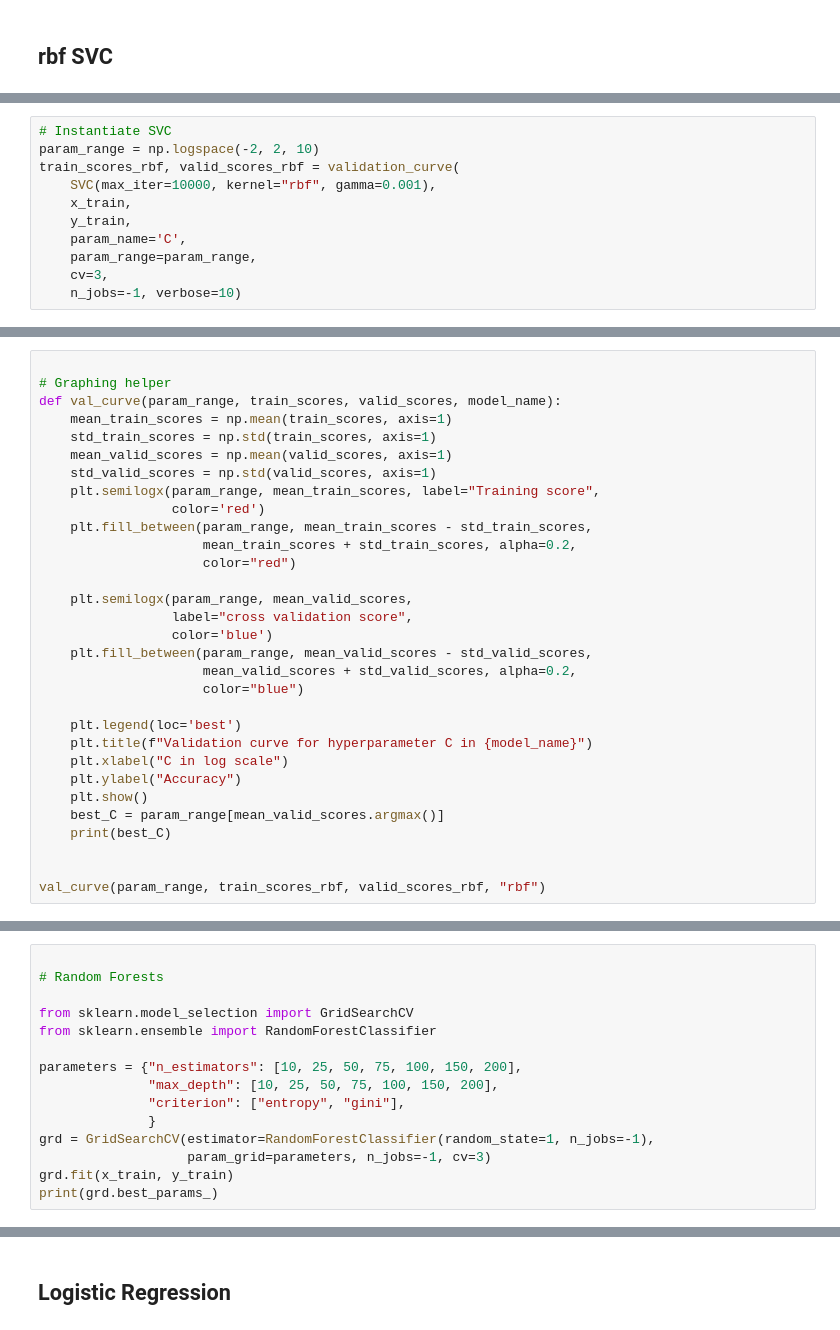
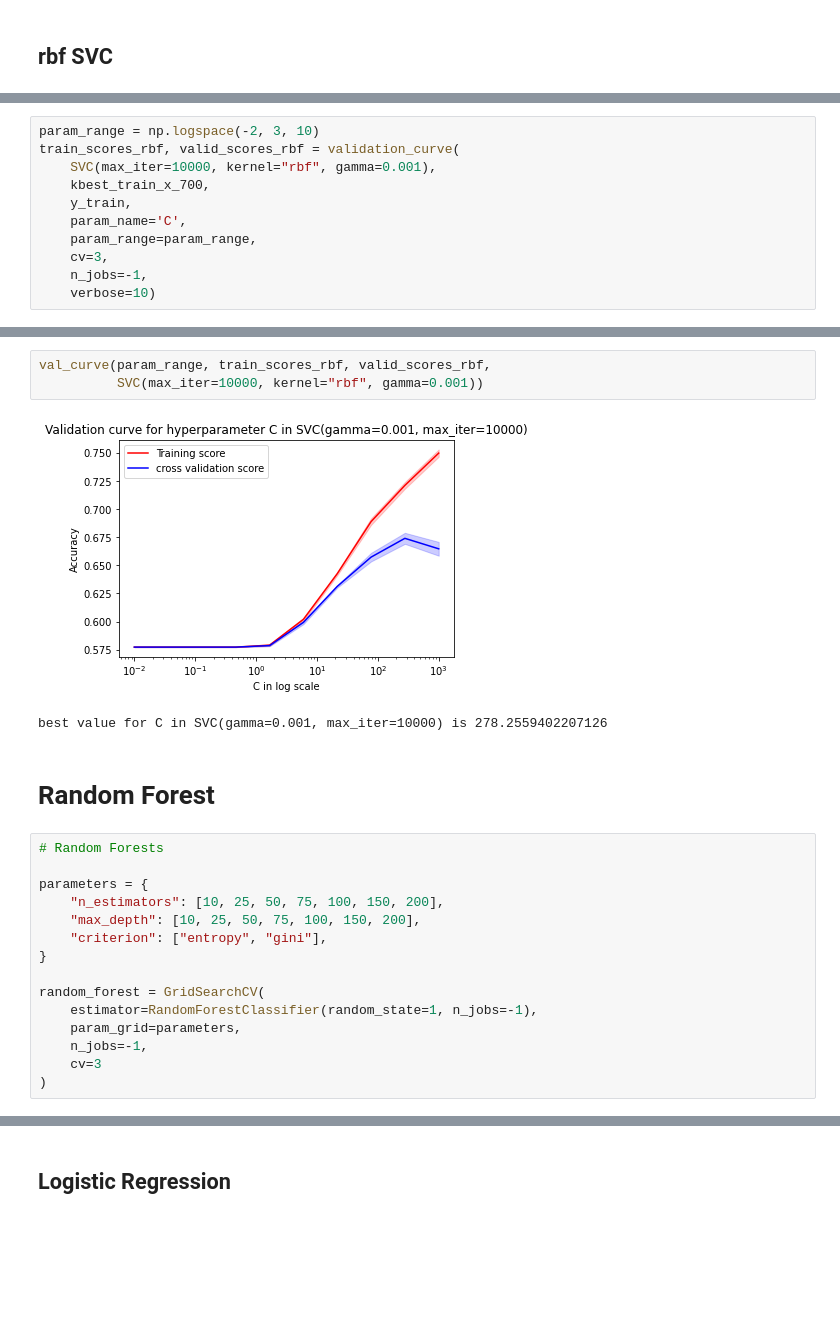
Before and after one commit to joshcarp/ml-assignment-2, a Jupyter notebook: submission 3/submission_notebook.ipynb, the cells around one changed output, grey strips where cells are left out. Saved outputs shown, nothing was run; the diff lists cells and outputs as text; blank space fills up the shorter version.

```diff
--- a/submission 3/submission_notebook.ipynb
+++ b/submission 3/submission_notebook.ipynb
@@ -396,15 +323,15 @@ print(classification_report(y_train, svc_rbf.predict(x_train)))
    macro avg       0.75      0.63      0.66     15261
 weighted avg       0.74      0.73      0.71     15261
 # %%
-# Instantiate SVC
-param_range = np.logspace(-2, 2, 10)
+param_range = np.logspace(-2, 3, 10)
 train_scores_rbf, valid_scores_rbf = validation_curve(
     SVC(max_iter=10000, kernel="rbf", gamma=0.001),
-    x_train,
+    kbest_train_x_700,
     y_train,
     param_name='C',
     param_range=param_range,
     cv=3,
-    n_jobs=-1, verbose=10)
+    n_jobs=-1,
+    verbose=10)
 # %% [output]
 [Parallel(n_jobs=-1)]: Using backend LokyBackend with 16 concurrent workers.
@@ -419,31 +345,0 @@ train_scores_rbf, valid_scores_rbf = validation_curve(
-# %%
-
-# Graphing helper
-def val_curve(param_range, train_scores, valid_scores, model_name):
-    mean_train_scores = np.mean(train_scores, axis=1)
-    std_train_scores = np.std(train_scores, axis=1)
-    mean_valid_scores = np.mean(valid_scores, axis=1)
-    std_valid_scores = np.std(valid_scores, axis=1)
-    plt.semilogx(param_range, mean_train_scores, label="Training score",
-                 color='red')
-    plt.fill_between(param_range, mean_train_scores - std_train_scores,
-                     mean_train_scores + std_train_scores, alpha=0.2,
-                     color="red")
-
-    plt.semilogx(param_range, mean_valid_scores,
-                 label="cross validation score",
-                 color='blue')
-    plt.fill_between(param_range, mean_valid_scores - std_valid_scores,
-                     mean_valid_scores + std_valid_scores, alpha=0.2,
-                     color="blue")
-
-    plt.legend(loc='best')
-    plt.title(f"Validation curve for hyperparameter C in {model_name}")
-    plt.xlabel("C in log scale")
-    plt.ylabel("Accuracy")
-    plt.show()
-    best_C = param_range[mean_valid_scores.argmax()]
-    print(best_C)
-
-
-val_curve(param_range, train_scores_rbf, valid_scores_rbf, "rbf")
@@ -453,15 +346,23 @@ val_curve(param_range, train_scores_rbf, valid_scores_rbf, "rbf")
+# %%
+val_curve(param_range, train_scores_rbf, valid_scores_rbf,
+          SVC(max_iter=10000, kernel="rbf", gamma=0.001))
+# %% [output]
+[figure, added]
+best value for C in SVC(gamma=0.001, max_iter=10000) is 278.2559402207126
+# %% [markdown]
+# Random Forest
 # %%
-
 # Random Forests
 
-from sklearn.model_selection import GridSearchCV
-from sklearn.ensemble import RandomForestClassifier
+parameters = {
+    "n_estimators": [10, 25, 50, 75, 100, 150, 200],
+    "max_depth": [10, 25, 50, 75, 100, 150, 200],
+    "criterion": ["entropy", "gini"],
+}
 
-parameters = {"n_estimators": [10, 25, 50, 75, 100, 150, 200],
-              "max_depth": [10, 25, 50, 75, 100, 150, 200],
-              "criterion": ["entropy", "gini"],
-              }
-grd = GridSearchCV(estimator=RandomForestClassifier(random_state=1, n_jobs=-1),
-                   param_grid=parameters, n_jobs=-1, cv=3)
-grd.fit(x_train, y_train)
-print(grd.best_params_)
+random_forest = GridSearchCV(
+    estimator=RandomForestClassifier(random_state=1, n_jobs=-1),
+    param_grid=parameters,
+    n_jobs=-1,
+    cv=3
+)
```
Also changed, not shown: parts of 43 cells of this notebook, 3 other files.
